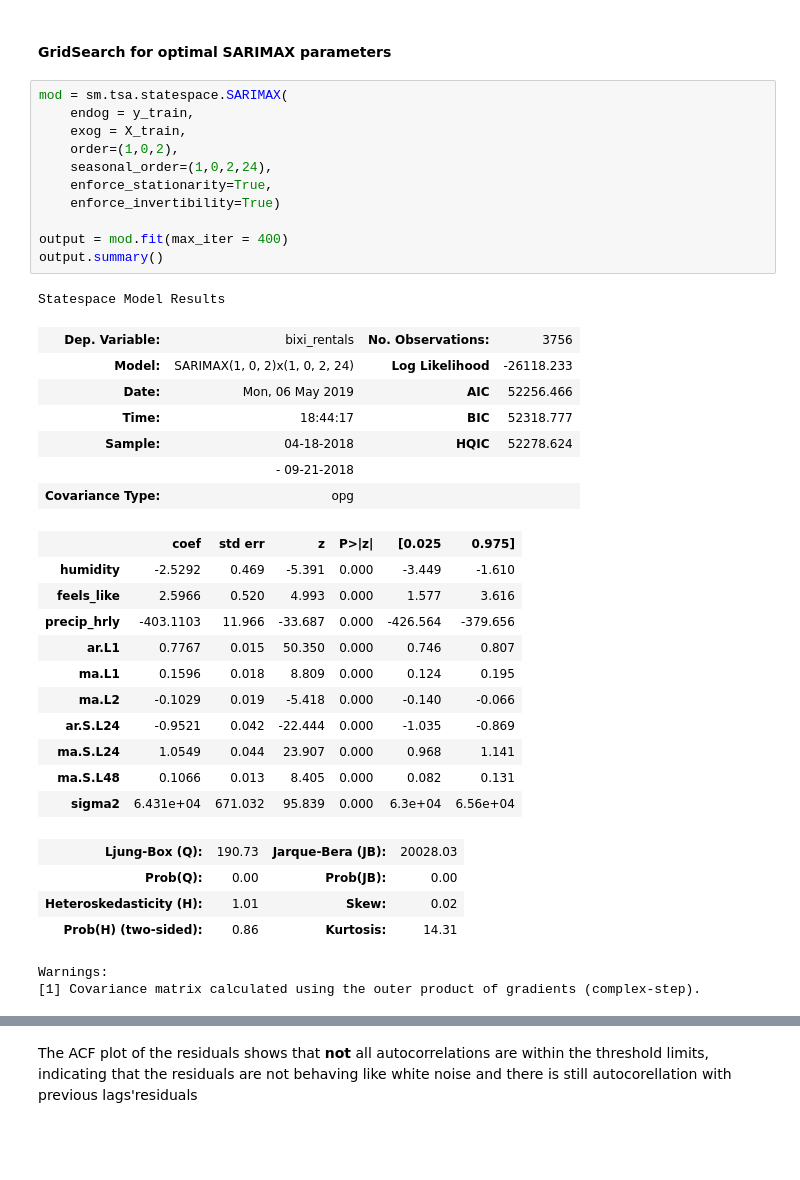
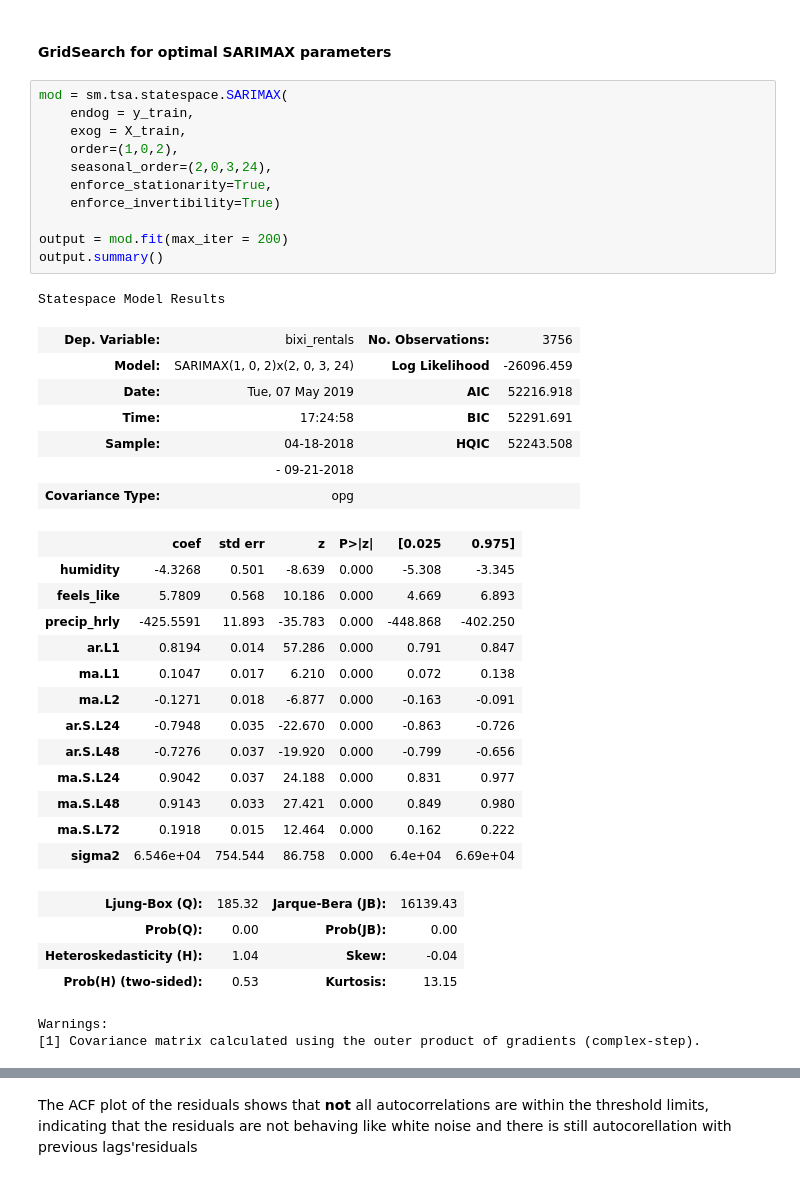
Before and after one commit to Rimab55/Forecasting_Bixi_Bikeshare_rentals, a Jupyter notebook: Time_Series.ipynb, the cells around one changed output, grey strips where cells are left out. Saved outputs shown, nothing was run; the diff lists cells and outputs as text; blank space fills up the shorter version.

Commit message:
Optimizing Sarimax

```diff
--- a/Time_Series.ipynb
+++ b/Time_Series.ipynb
@@ -356,38 +382,40 @@ Warnings:
 # %%
 mod = sm.tsa.statespace.SARIMAX(
     endog = y_train,
     exog = X_train,
     order=(1,0,2),
-    seasonal_order=(1,0,2,24),
+    seasonal_order=(2,0,3,24),
     enforce_stationarity=True,
     enforce_invertibility=True)
 
-output = mod.fit(max_iter = 400)
+output = mod.fit(max_iter = 200)
 output.summary()
 # %% [output]
 Statespace Model Results
 | Dep. Variable: | bixi_rentals | No. Observations: | 3756 |
-| Model: | SARIMAX(1, 0, 2)x(1, 0, 2, 24) | Log Likelihood | -26118.233 |
-| Date: | Mon, 06 May 2019 | AIC | 52256.466 |
-| Time: | 18:44:17 | BIC | 52318.777 |
-| Sample: | 04-18-2018 | HQIC | 52278.624 |
+| Model: | SARIMAX(1, 0, 2)x(2, 0, 3, 24) | Log Likelihood | -26096.459 |
+| Date: | Tue, 07 May 2019 | AIC | 52216.918 |
+| Time: | 17:24:58 | BIC | 52291.691 |
+| Sample: | 04-18-2018 | HQIC | 52243.508 |
 |  | - 09-21-2018 |  |  |
 | Covariance Type: | opg |  |  |
 |  | coef | std err | z | P>|z| | [0.025 | 0.975] |
-| humidity | -2.5292 | 0.469 | -5.391 | 0.000 | -3.449 | -1.610 |
-| feels_like | 2.5966 | 0.520 | 4.993 | 0.000 | 1.577 | 3.616 |
-| precip_hrly | -403.1103 | 11.966 | -33.687 | 0.000 | -426.564 | -379.656 |
-| ar.L1 | 0.7767 | 0.015 | 50.350 | 0.000 | 0.746 | 0.807 |
-| ma.L1 | 0.1596 | 0.018 | 8.809 | 0.000 | 0.124 | 0.195 |
-| ma.L2 | -0.1029 | 0.019 | -5.418 | 0.000 | -0.140 | -0.066 |
-| ar.S.L24 | -0.9521 | 0.042 | -22.444 | 0.000 | -1.035 | -0.869 |
-| ma.S.L24 | 1.0549 | 0.044 | 23.907 | 0.000 | 0.968 | 1.141 |
-| ma.S.L48 | 0.1066 | 0.013 | 8.405 | 0.000 | 0.082 | 0.131 |
-| sigma2 | 6.431e+04 | 671.032 | 95.839 | 0.000 | 6.3e+04 | 6.56e+04 |
+| humidity | -4.3268 | 0.501 | -8.639 | 0.000 | -5.308 | -3.345 |
+| feels_like | 5.7809 | 0.568 | 10.186 | 0.000 | 4.669 | 6.893 |
+| precip_hrly | -425.5591 | 11.893 | -35.783 | 0.000 | -448.868 | -402.250 |
+| ar.L1 | 0.8194 | 0.014 | 57.286 | 0.000 | 0.791 | 0.847 |
+| ma.L1 | 0.1047 | 0.017 | 6.210 | 0.000 | 0.072 | 0.138 |
+| ma.L2 | -0.1271 | 0.018 | -6.877 | 0.000 | -0.163 | -0.091 |
+| ar.S.L24 | -0.7948 | 0.035 | -22.670 | 0.000 | -0.863 | -0.726 |
+| ar.S.L48 | -0.7276 | 0.037 | -19.920 | 0.000 | -0.799 | -0.656 |
+| ma.S.L24 | 0.9042 | 0.037 | 24.188 | 0.000 | 0.831 | 0.977 |
+| ma.S.L48 | 0.9143 | 0.033 | 27.421 | 0.000 | 0.849 | 0.980 |
+| ma.S.L72 | 0.1918 | 0.015 | 12.464 | 0.000 | 0.162 | 0.222 |
+| sigma2 | 6.546e+04 | 754.544 | 86.758 | 0.000 | 6.4e+04 | 6.69e+04 |
-| Ljung-Box (Q): | 190.73 | Jarque-Bera (JB): | 20028.03 |
+| Ljung-Box (Q): | 185.32 | Jarque-Bera (JB): | 16139.43 |
 | Prob(Q): | 0.00 | Prob(JB): | 0.00 |
-| Heteroskedasticity (H): | 1.01 | Skew: | 0.02 |
-| Prob(H) (two-sided): | 0.86 | Kurtosis: | 14.31 |
+| Heteroskedasticity (H): | 1.04 | Skew: | -0.04 |
+| Prob(H) (two-sided): | 0.53 | Kurtosis: | 13.15 |
 Warnings:
 [1] Covariance matrix calculated using the outer product of gradients (complex-step).
 # %%
```
Also changed, not shown: parts of 42 cells of this notebook.
